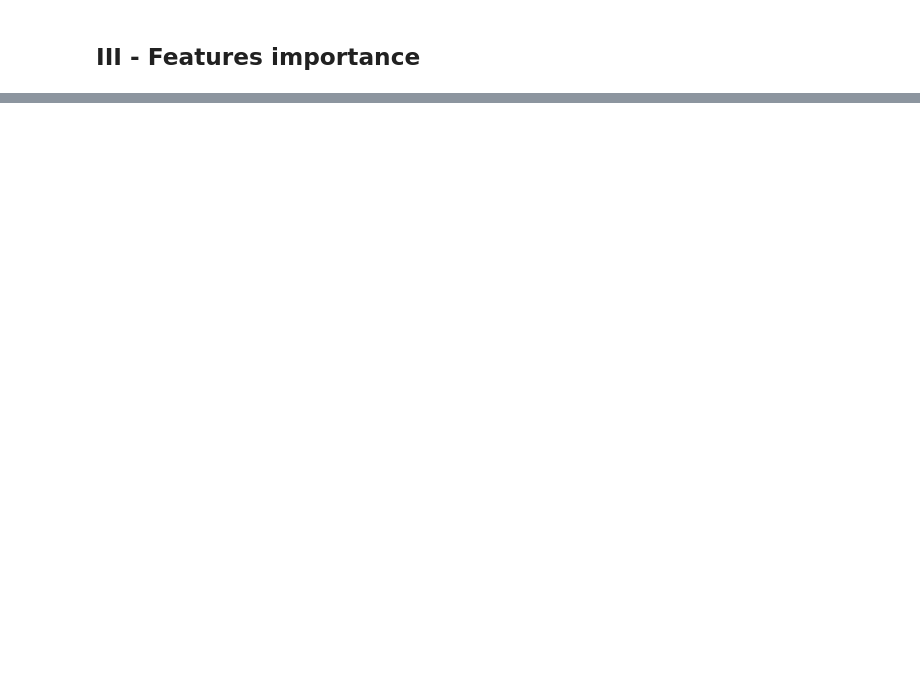
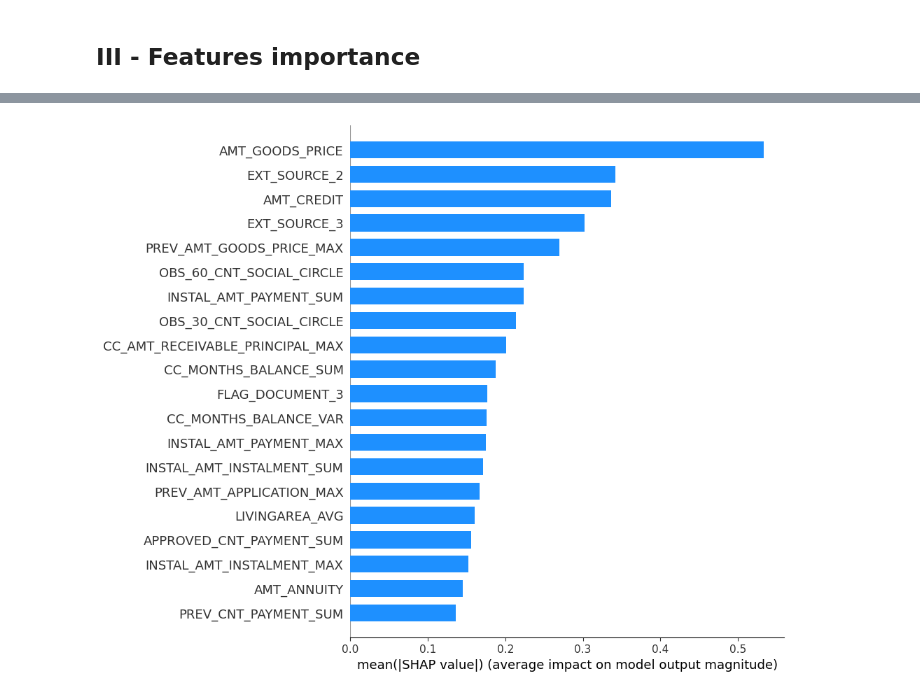
Before and after one commit to RobinPbt/P7-Openclassrooms, a Jupyter notebook: P7_modeling.ipynb, the cells around one changed output, grey strips where cells are left out. Cells and saved outputs as stored; diff of their text form; code cells hidden in the pictures; blank space fills up the shorter version.

```diff
--- a/P7_modeling.ipynb
+++ b/P7_modeling.ipynb
@@ -878,0 +947,3 @@ Valeurs testées première itération (cleaned_data_1):
+# %%
+# Create object that can calculate shap values
+explainer = shap.LinearExplainer(final_model, x_test_processed)
@@ -878,0 +960,4 @@ Valeurs testées première itération (cleaned_data_1):
+# %%
+# Dot summary plot
+shap_values = explainer.shap_values(x_test_processed)
+shap.summary_plot(shap_values, x_test_processed)
@@ -878,0 +966,5 @@ Valeurs testées première itération (cleaned_data_1):
+# %%
+# Bar summary plot
+shap.summary_plot(shap_values, x_test_processed, plot_type="bar", color="dodgerblue")
+# %% [output]
+[figure, added]
```
Also changed, not shown: parts of 40 cells of this notebook, 1 other file.
